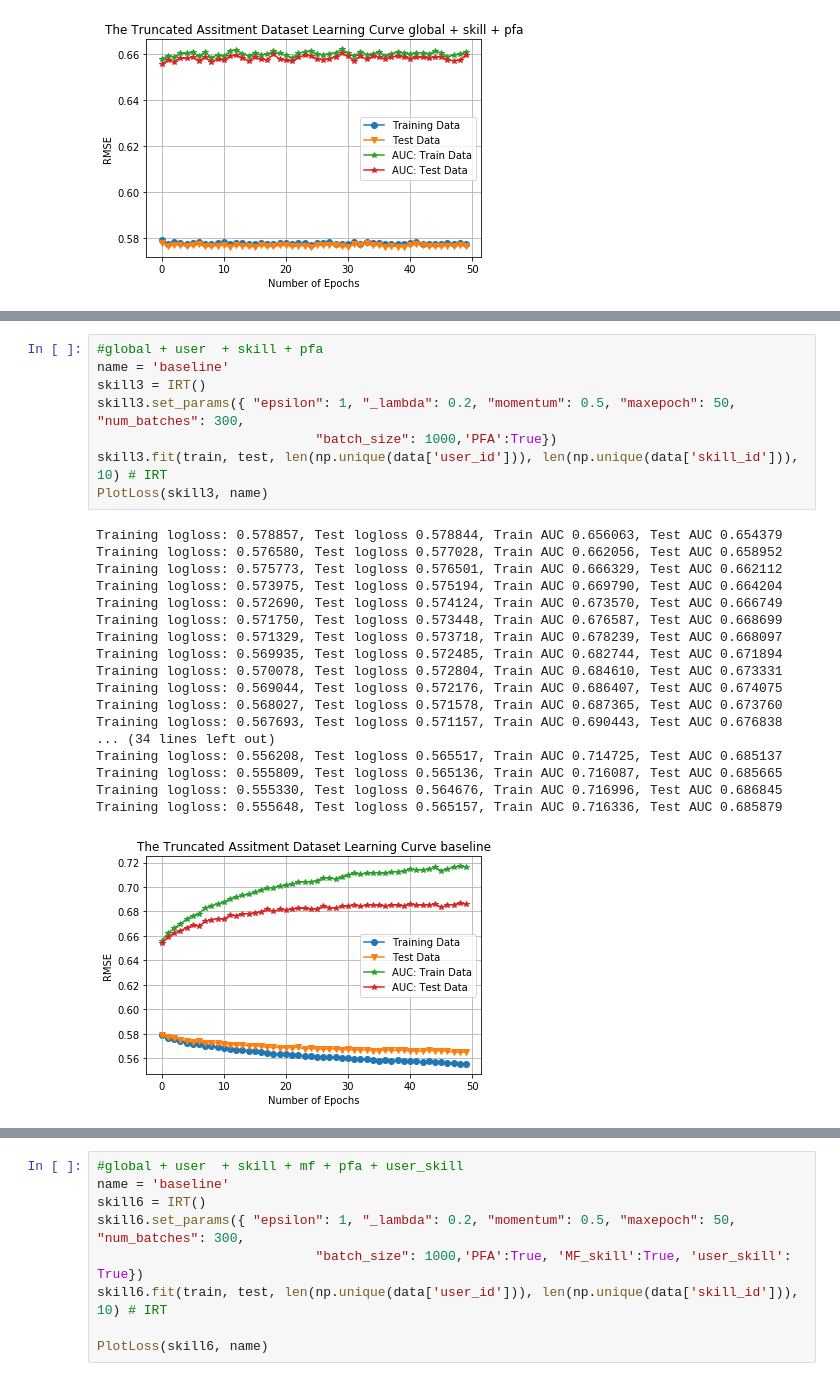
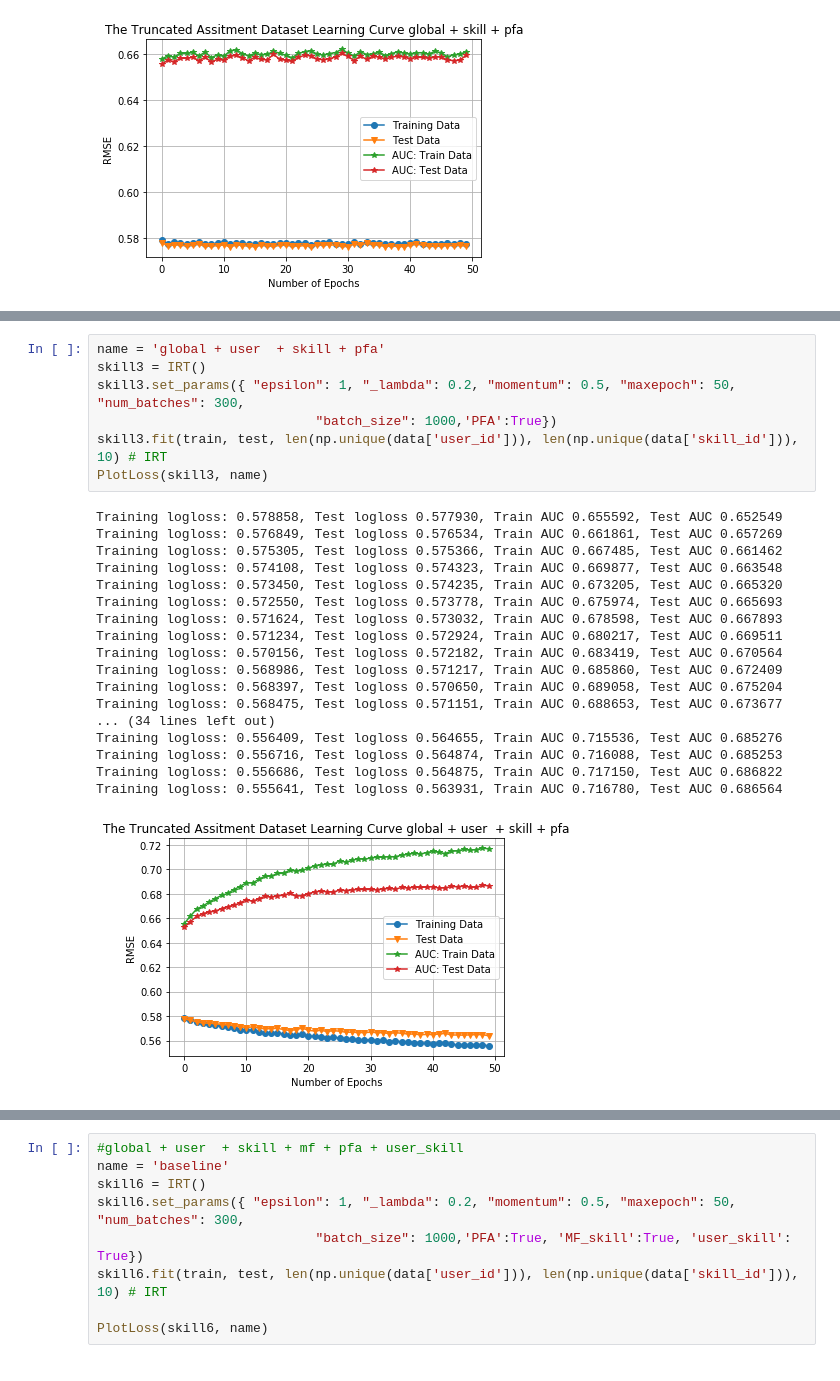
Before and after one commit to LiangbeiXu/Probabilistic-Matrix-Factorization, a Jupyter notebook: Untitled1.ipynb, the cells around one changed output, grey strips where cells are left out. Cells and saved outputs as stored; diff of their text form.

```diff
--- a/Untitled1.ipynb
+++ b/Untitled1.ipynb
@@ -474,27 +474,26 @@ Training logloss: 0.577489, Test logloss 0.576537, Train AUC 0.661006, Test AUC
 # %%
-#global + user  + skill + pfa
-name = 'baseline'
+name = 'global + user  + skill + pfa'
 skill3 = IRT()
 skill3.set_params({ "epsilon": 1, "_lambda": 0.2, "momentum": 0.5, "maxepoch": 50, "num_batches": 300,
                             "batch_size": 1000,'PFA':True})
 skill3.fit(train, test, len(np.unique(data['user_id'])), len(np.unique(data['skill_id'])), 10) # IRT
 PlotLoss(skill3, name)
 # %% [output]
-Training logloss: 0.578857, Test logloss 0.578844, Train AUC 0.656063, Test AUC 0.654379
-Training logloss: 0.576580, Test logloss 0.577028, Train AUC 0.662056, Test AUC 0.658952
-Training logloss: 0.575773, Test logloss 0.576501, Train AUC 0.666329, Test AUC 0.662112
-Training logloss: 0.573975, Test logloss 0.575194, Train AUC 0.669790, Test AUC 0.664204
-Training logloss: 0.572690, Test logloss 0.574124, Train AUC 0.673570, Test AUC 0.666749
-Training logloss: 0.571750, Test logloss 0.573448, Train AUC 0.676587, Test AUC 0.668699
-Training logloss: 0.571329, Test logloss 0.573718, Train AUC 0.678239, Test AUC 0.668097
-Training logloss: 0.569935, Test logloss 0.572485, Train AUC 0.682744, Test AUC 0.671894
-Training logloss: 0.570078, Test logloss 0.572804, Train AUC 0.684610, Test AUC 0.673331
-Training logloss: 0.569044, Test logloss 0.572176, Train AUC 0.686407, Test AUC 0.674075
-Training logloss: 0.568027, Test logloss 0.571578, Train AUC 0.687365, Test AUC 0.673760
-Training logloss: 0.567693, Test logloss 0.571157, Train AUC 0.690443, Test AUC 0.676838
+Training logloss: 0.578858, Test logloss 0.577930, Train AUC 0.655592, Test AUC 0.652549
+Training logloss: 0.576849, Test logloss 0.576534, Train AUC 0.661861, Test AUC 0.657269
+Training logloss: 0.575305, Test logloss 0.575366, Train AUC 0.667485, Test AUC 0.661462
+Training logloss: 0.574108, Test logloss 0.574323, Train AUC 0.669877, Test AUC 0.663548
+Training logloss: 0.573450, Test logloss 0.574235, Train AUC 0.673205, Test AUC 0.665320
+Training logloss: 0.572550, Test logloss 0.573778, Train AUC 0.675974, Test AUC 0.665693
+Training logloss: 0.571624, Test logloss 0.573032, Train AUC 0.678598, Test AUC 0.667893
+Training logloss: 0.571234, Test logloss 0.572924, Train AUC 0.680217, Test AUC 0.669511
+Training logloss: 0.570156, Test logloss 0.572182, Train AUC 0.683419, Test AUC 0.670564
+Training logloss: 0.568986, Test logloss 0.571217, Train AUC 0.685860, Test AUC 0.672409
+Training logloss: 0.568397, Test logloss 0.570650, Train AUC 0.689058, Test AUC 0.675204
+Training logloss: 0.568475, Test logloss 0.571151, Train AUC 0.688653, Test AUC 0.673677
 ... (34 lines left out)
-Training logloss: 0.556208, Test logloss 0.565517, Train AUC 0.714725, Test AUC 0.685137
-Training logloss: 0.555809, Test logloss 0.565136, Train AUC 0.716087, Test AUC 0.685665
-Training logloss: 0.555330, Test logloss 0.564676, Train AUC 0.716996, Test AUC 0.686845
-Training logloss: 0.555648, Test logloss 0.565157, Train AUC 0.716336, Test AUC 0.685879
+Training logloss: 0.556409, Test logloss 0.564655, Train AUC 0.715536, Test AUC 0.685276
+Training logloss: 0.556716, Test logloss 0.564874, Train AUC 0.716088, Test AUC 0.685253
+Training logloss: 0.556686, Test logloss 0.564875, Train AUC 0.717150, Test AUC 0.686822
+Training logloss: 0.555641, Test logloss 0.563931, Train AUC 0.716780, Test AUC 0.686564
-[figure, old version]
+[figure, new version]
```
Also changed, not shown: parts of 9 cells of this notebook, 3 other files.
